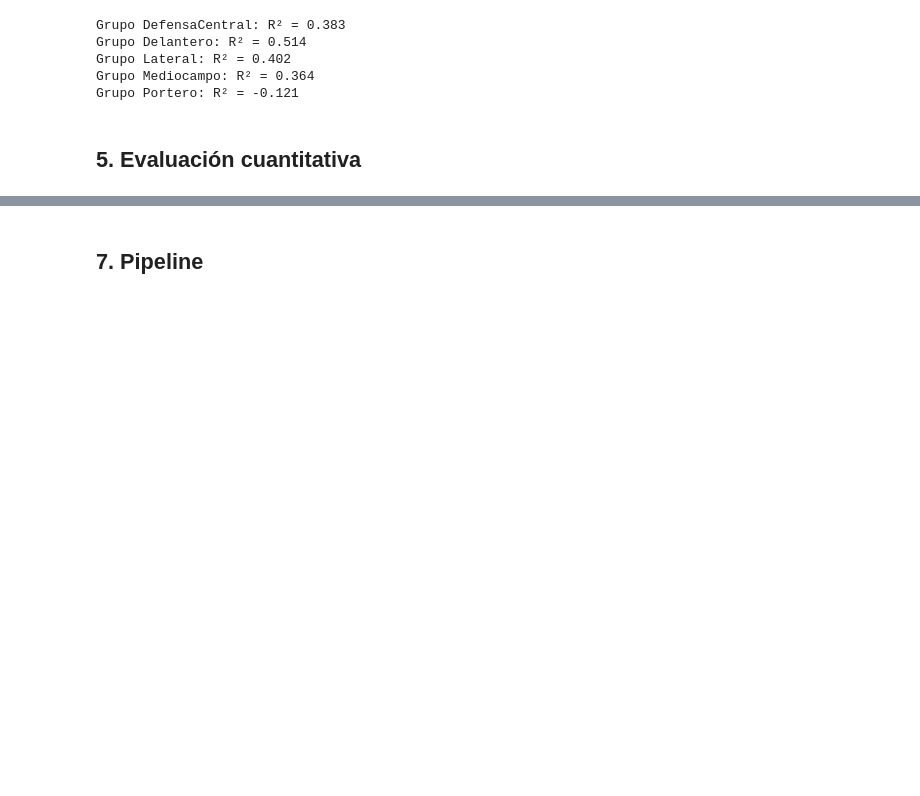
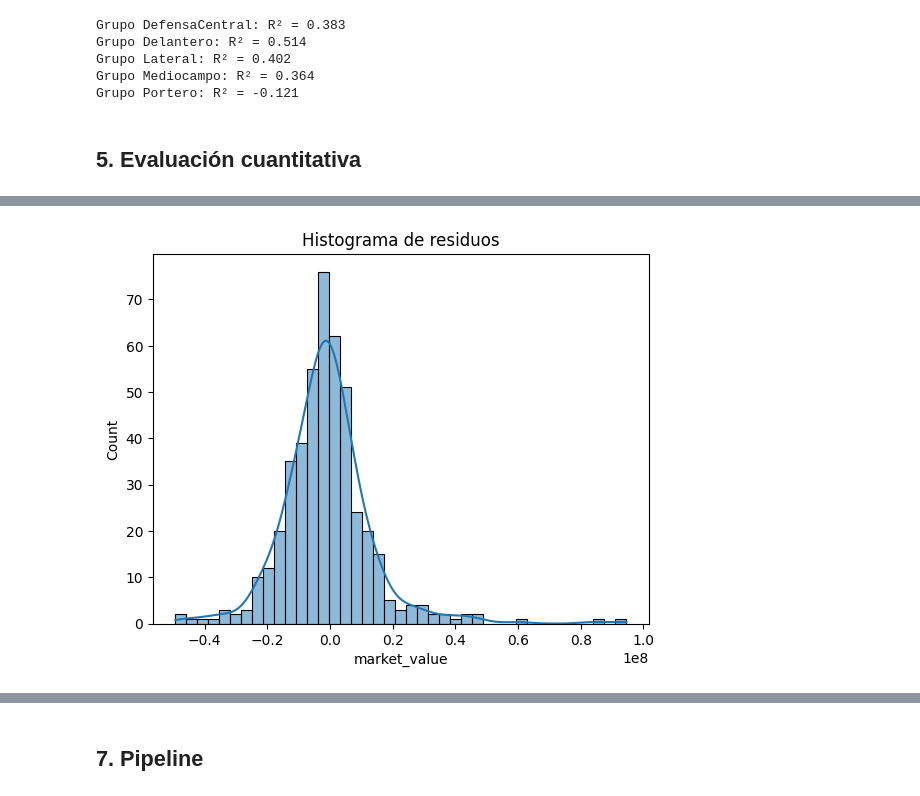
Before and after one commit to BI-organization/lab1, a Jupyter notebook: Lab1.ipynb, the cells around one changed output, grey strips where cells are left out. Drawn from its saved outputs; the diff is of its cells as text; code cells hidden in the pictures; blank space fills up the shorter version.

```diff
--- a/Lab1.ipynb
+++ b/Lab1.ipynb
@@ -1156,0 +1193,6 @@ Grupo Portero: R² = -0.121
+# %%
+sns.histplot(residuos1, kde=True)
+plt.title('Histograma de residuos')
+plt.show()
+# %% [output]
+[figure, added]
```
Also changed, not shown: parts of 18 cells of this notebook.
